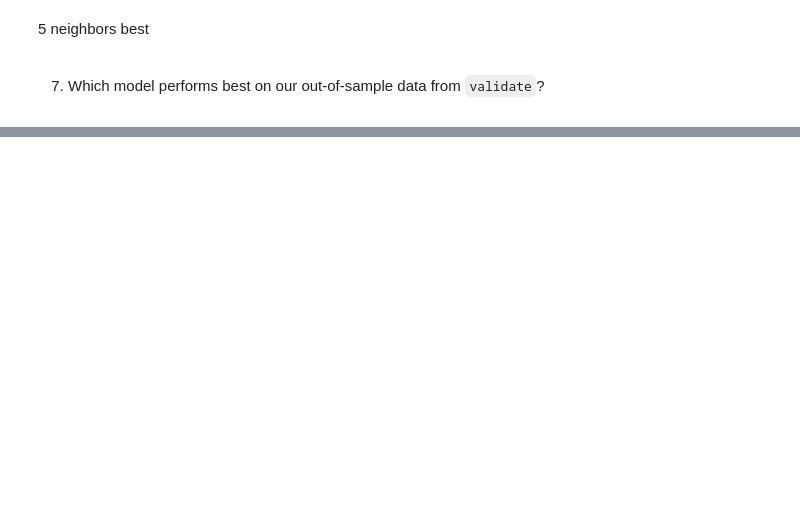
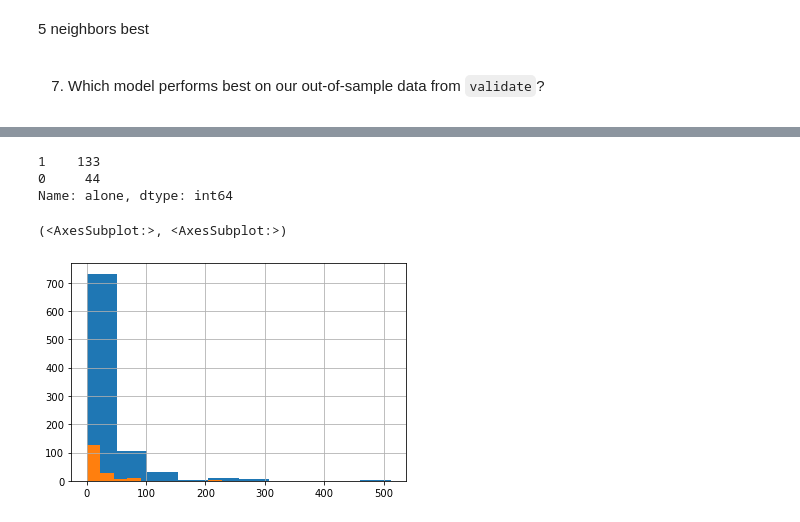
Before and after one commit to Jared-Godar/classification-exercises, a Jupyter notebook: model.ipynb, the cells around one changed output, grey strips where cells are left out. Drawn from its saved outputs; the diff is of its cells as text; code cells hidden in the pictures; blank space fills up the shorter version.

```diff
--- a/model.ipynb
+++ b/model.ipynb
@@ -985,0 +656,4 @@ Accuracy of KNN 20 classifier on test set: 0.65
+# %%
+# Reduce obvious noise
+df = df.set_index("passenger_id")
+df = df.drop(columns=["class", "embarked"])
@@ -985,0 +675,21 @@ Accuracy of KNN 20 classifier on test set: 0.65
+# %%
+# Drop deck because there are far too many nulls
+df = df.drop(columns=["deck"])
+# %%
+# Let's fill embark_town with the most common observation
+df.embark_town = df.embark_town.fillna(value=df.embark_town.mode())
+# %%
+# Let's investigate the observations with missing age
+# My first thought was empty age values might indicate children
+# Looks like most of these individuals were traveling alone
+no_age_info = df[df.age.isna()]
+no_age_info.alone.value_counts()
+# %% [output]
+1    133
+0     44
+Name: alone, dtype: int64
+# %%
+df.fare.hist(), no_age_info.fare.hist()
+# %% [output]
+(<AxesSubplot:>, <AxesSubplot:>)
+[figure, added]
```
Also changed, not shown: parts of 107 cells of this notebook, 5 other files.
